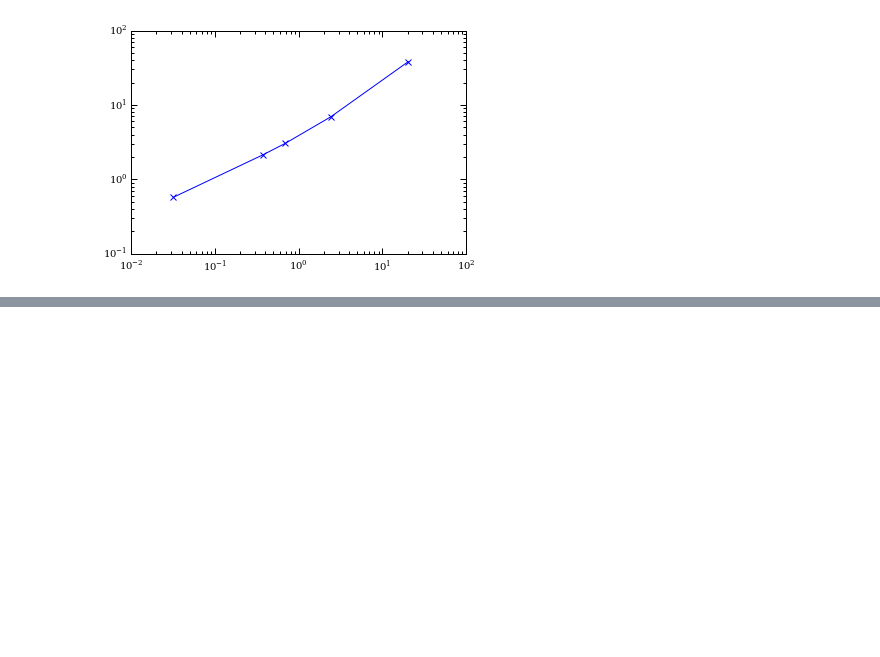
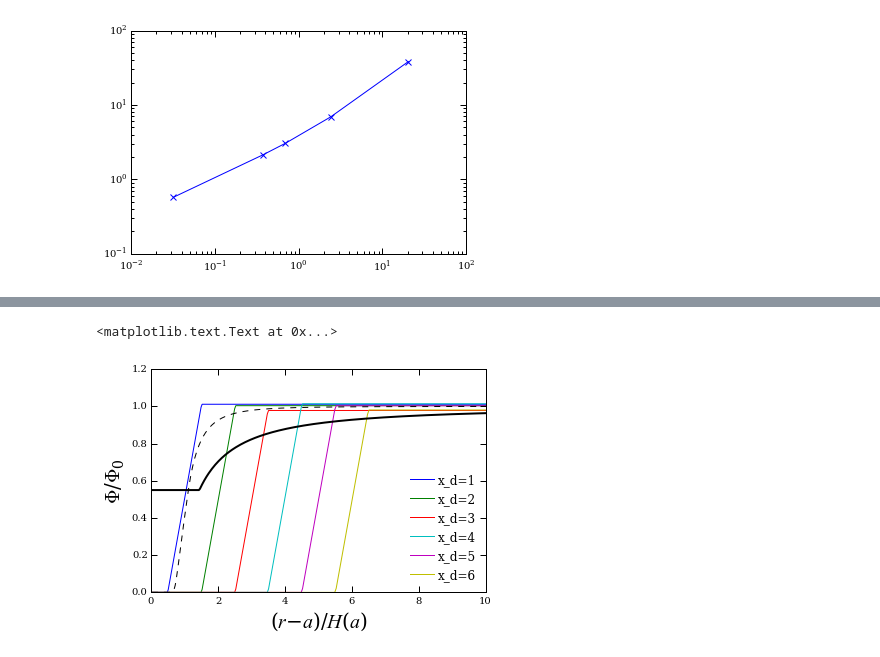
Before and after one commit to adamdempsey90/migration, a Jupyter notebook: migrationnb.ipynb, the cells around one changed output, grey strips where cells are left out. Drawn from its saved outputs; the diff is of its cells as text; code cells hidden in the pictures; blank space fills up the shorter version.

```diff
--- a/migrationnb.ipynb
+++ b/migrationnb.ipynb
@@ -154,0 +257,32 @@ plt.loglog(avals,drifts,'-x')
+# %%
+# plt.plot(sim.rc/sim.a-1,func(sim.rc,sim,3))
+# plt.plot(sim.rc/sim.a-1,func(sim.rc,sim,6))
+
+xdvals = np.array([1,2,3,4,5,6])
+Lvals = np.array([integ.cumtrapz(func(xr,sim,xd)*phir[-1],x=xr) for xd in xdvals])
+
+Lvals /= phir[-1]
+# L1= integ.cumtrapz(func(xr,sim,1)*phir[-1],x=xr)
+# L2 = integ.cumtrapz(func(xr,sim,2)*phir[-1],x=xr)
+# L3 = integ.cumtrapz(func(xr,sim,3)*phir[-1],x=xr)
+# L5 = integ.cumtrapz(func(xr,sim,5)*phir[-1],x=xr)
+# L6 = integ.cumtrapz(func(xr,sim,6)*phir[-1],x=xr)
+
+for lv,xd in zip(Lvals,xdvals):
+    plt.plot((xr[1:]-sim.a)/(sim.a*sim.h),lv,label='x_d=%d'%xd)
+
+plt.plot((xr[1:]-sim.a)/(sim.a*sim.h),phir/phir[-1],'--k')
+plt.plot((xr-sim.a)/(sim.a*sim.h),1-func_duff(xr,sim),'-k',linewidth=2)
+# plt.plot((xr[1:]-sim.a)/(sim.a*sim.h),phir/phir[-1],'--k',label='$x_d=0$')
+# plt.plot((xr[1:]-sim.a)/(sim.a*sim.h),L1/phir[-1],'-k',label='$x_d=1$')
+# plt.plot((xr[1:]-sim.a)/(sim.a*sim.h),L2/phir[-1],'-b',label='$x_d=2$')
+# plt.plot((xr[1:]-sim.a)/(sim.a*sim.h),L3/phir[-1],'-r',label='$x_d=3$')
+# plt.plot((xr[1:]-sim.a)/(sim.a*sim.h),L5/phir[-1],'-g',label='$x_d=5$')
+# plt.plot((xr[1:]-sim.a)/(sim.a*sim.h),L6/phir[-1],'-m',label='$x_d=6$')
+plt.xlim(0,10)
+plt.legend(loc='lower right')
+plt.xlabel('$(r-a)/H(a)$',fontsize=20)
+plt.ylabel('$\\Phi/\\Phi_0$',fontsize=20)
+# %% [output]
+<matplotlib.text.Text at 0x...>
+[figure, added]
```
Also changed, not shown: parts of 6 cells of this notebook, 4 other files.
